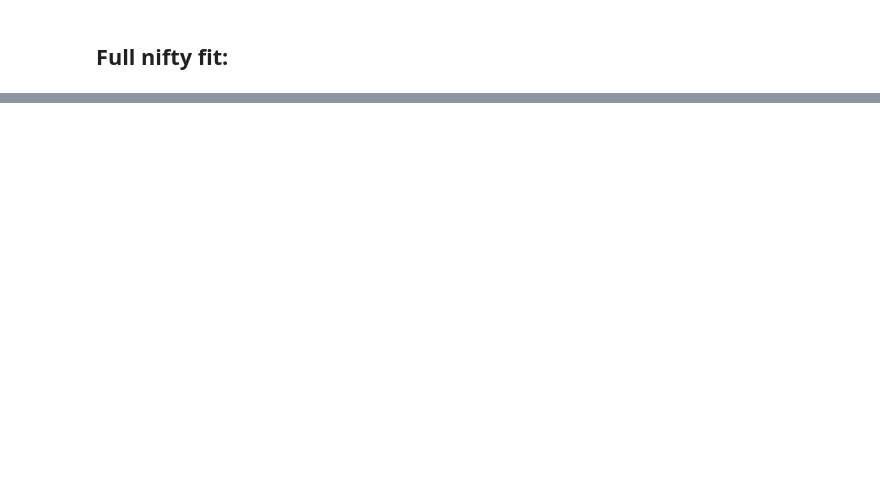
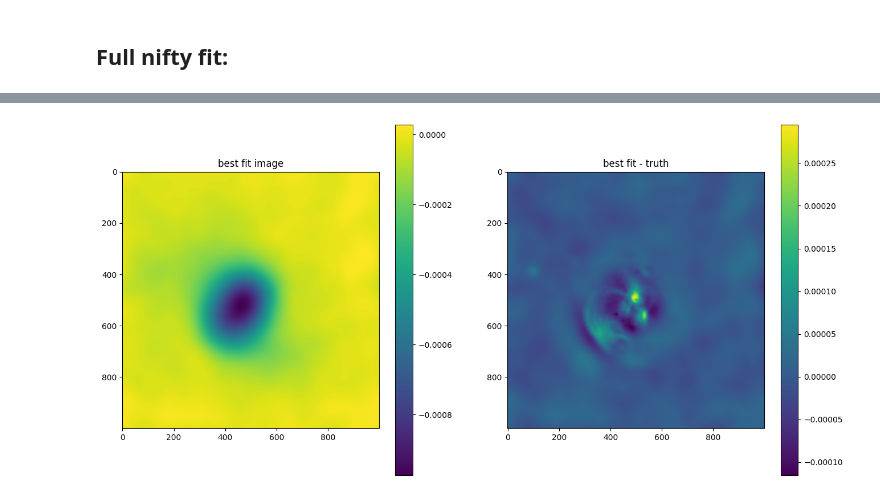
Before and after one commit to jwuerzinger/CMB_denoising, a Jupyter notebook: nifty_maria/nifty_maria_mapsampling.ipynb, the cells around one changed output, grey strips where cells are left out. Saved outputs shown, nothing was run; the diff lists cells and outputs as text; code cells hidden in the pictures; blank space fills up the shorter version.

Commit message:
best I can do so far..

```diff
--- a/nifty_maria/nifty_maria_mapsampling.ipynb
+++ b/nifty_maria/nifty_maria_mapsampling.ipynb
@@ -651,0 +652,20 @@ plt.show()
+# %%
+# plot maximum of posterior (mode)
+# sig_map = signal_response(samples.pos) # gives time-series
+sig_map = gp_map(samples.pos) # when splitting up in different field models
+
+fig, axes = plt.subplots(1, 2, figsize=(16, 8))
+
+im0 = axes[0].imshow(sig_map)
+axes[0].title.set_text('best fit image')
+fig.colorbar(im0)
+
+im1 = axes[1].imshow( sig_map - mapdata_truth[0] )
+axes[1].title.set_text('best fit - truth')
+# im1 = axes[1].imshow( (sig_map - mapdata_truth) )
+# axes[1].title.set_text('diff prediction - map truth')
+fig.colorbar(im1)
+
+plt.show()
+# %% [output]
+[figure, added]
```
Also changed, not shown: parts of 11 cells of this notebook.
